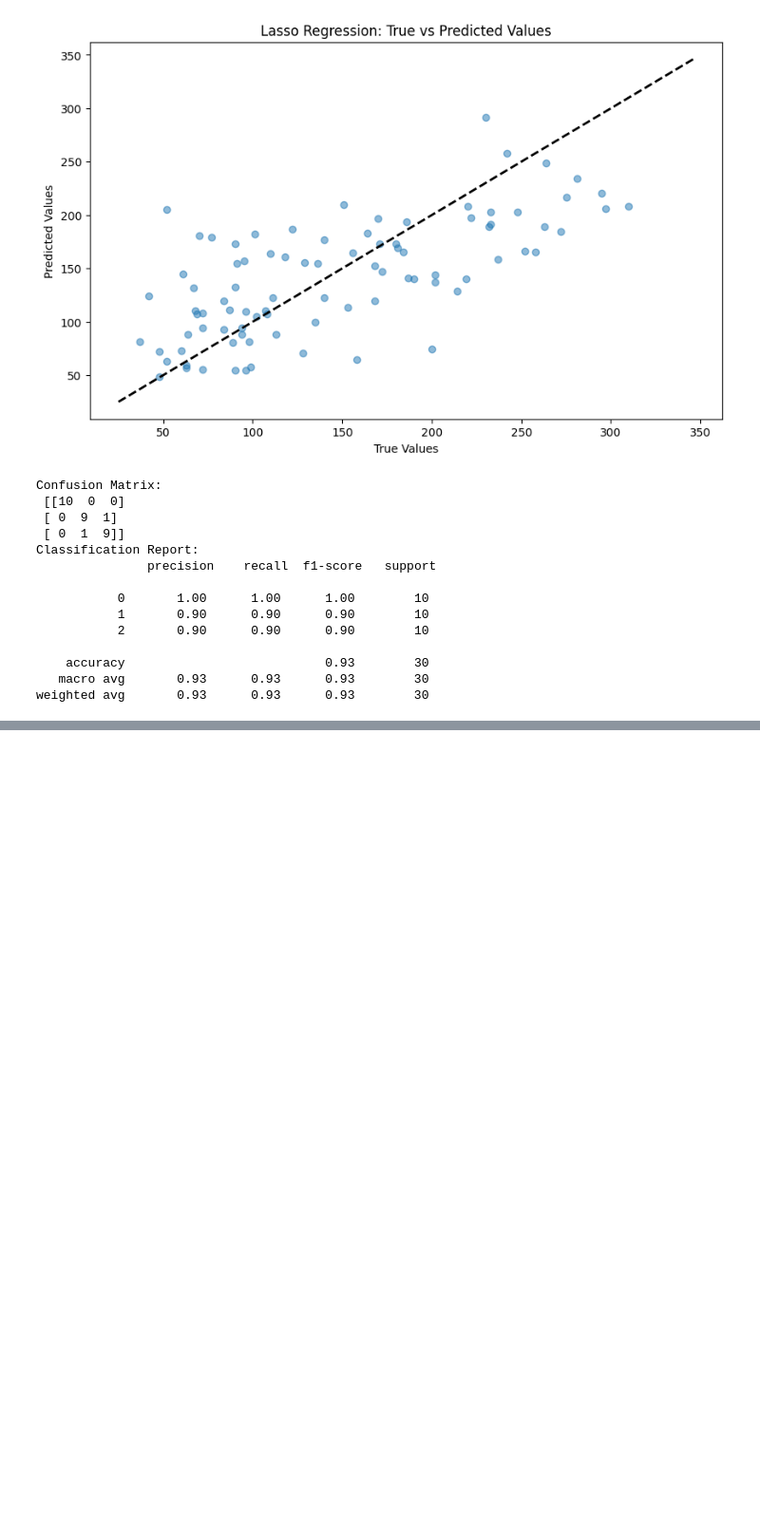
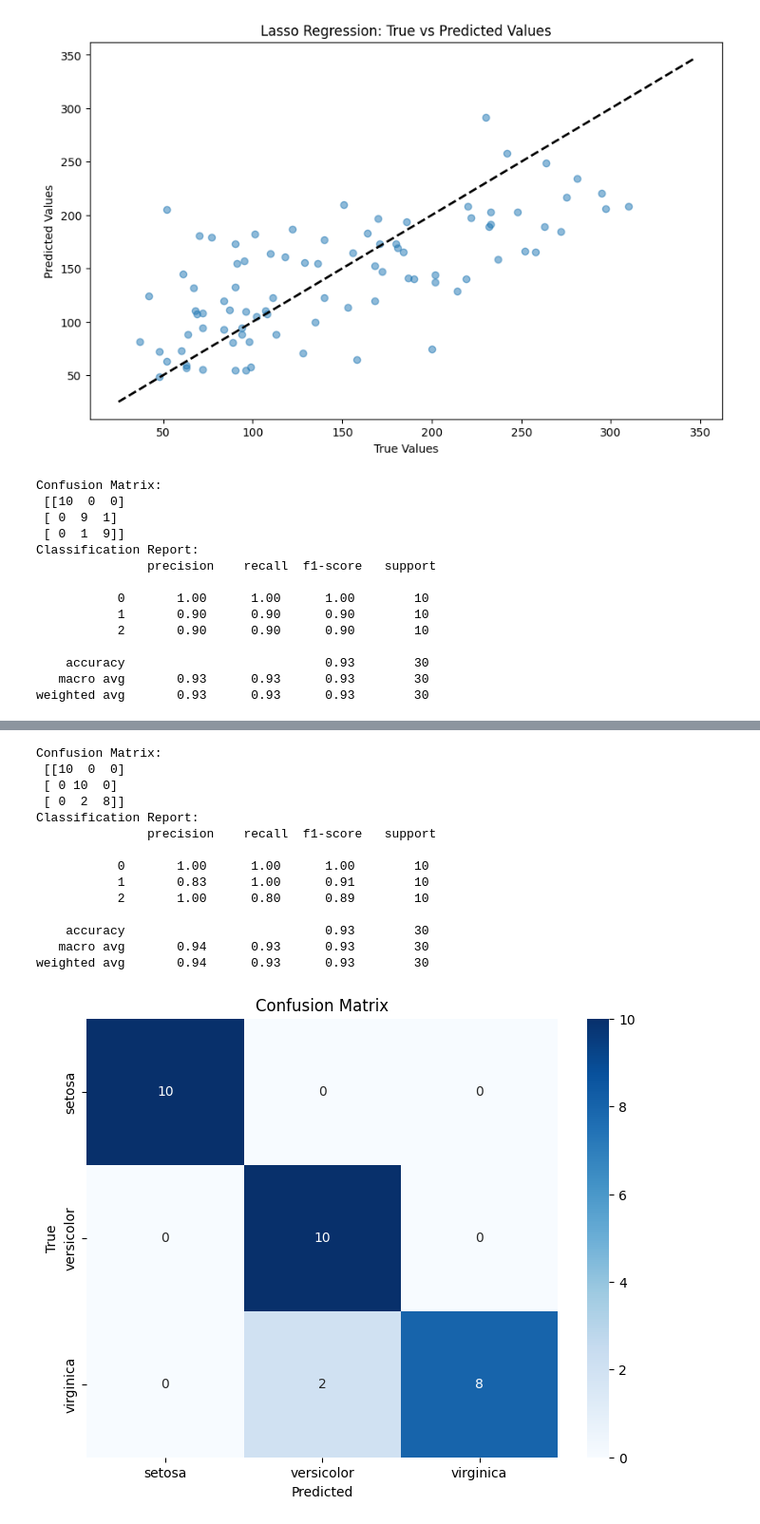
Before and after one commit to vinitvijal/Testing, a Jupyter notebook: P.ipynb, the cells around one changed output, grey strips where cells are left out. Shown at 95% size. Drawn from its saved outputs; the diff is of its cells as text; code cells hidden in the pictures; blank space fills up the shorter version.

```diff
--- a/P.ipynb
+++ b/P.ipynb
@@ -389,0 +513,72 @@ weighted avg       0.93      0.93      0.93        30
+# %%
+# K-NN classifier
+from sklearn.datasets import load_iris
+from sklearn.model_selection import train_test_split
+from sklearn.preprocessing import StandardScaler
+from sklearn.neighbors import KNeighborsClassifier
+from sklearn.metrics import accuracy_score, confusion_matrix, classification_report
+import pandas as pd
+
+import numpy as np
+import matplotlib.pyplot as plt
+import seaborn as sns
+
+from sklearn.metrics import roc_curve, auc
+from sklearn.metrics import RocCurveDisplay
+from sklearn.metrics import accuracy_score, confusion_matrix, classification_report
+
+# Load the dataset
+iris = load_iris()
+X = pd.DataFrame(iris.data, columns=iris.feature_names)
+y = pd.Series(iris.target, name='species')
+
+# Split the data into training and testing sets
+X_train, X_test, y_train, y_test = train_test_split(
+    X, y,
+    test_size=0.2,     # 80% train, 20% test
+    stratify=y,
+    random_state=42
+)
+
+# Scale the features
+scaler = StandardScaler()
+X_train_scaled = scaler.fit_transform(X_train)
+X_test_scaled  = scaler.transform(X_test)
+
+# Create a K-NN classifier
+knn = KNeighborsClassifier(n_neighbors=3)  # You can adjust the number of neighbors
+
+knn.fit(X_train_scaled, y_train)
+y_pred = knn.predict(X_test_scaled)
+
+# Calculate metrics
+accuracy = accuracy_score(y_test, y_pred)
+cm = confusion_matrix(y_test, y_pred)
+classification_report = classification_report(y_test, y_pred)
+print("Confusion Matrix:\n", cm)
+print("Classification Report:\n", classification_report)
+
+# Plotting the confusion matrix
+plt.figure(figsize=(8, 6))
+sns.heatmap(cm, annot=True, fmt='d', cmap='Blues', xticklabels=iris.target_names, yticklabels=iris.target_names)
+plt.title('Confusion Matrix')
+
+plt.xlabel('Predicted')
+plt.ylabel('True')
+plt.show()
+# %% [output]
+Confusion Matrix:
+ [[10  0  0]
+ [ 0 10  0]
+ [ 0  2  8]]
+Classification Report:
+               precision    recall  f1-score   support
+
+           0       1.00      1.00      1.00        10
+           1       0.83      1.00      0.91        10
+           2       1.00      0.80      0.89        10
+
+    accuracy                           0.93        30
+   macro avg       0.94      0.93      0.93        30
+weighted avg       0.94      0.93      0.93        30
+[figure, added]
```
Also changed, not shown: parts of 4 cells of this notebook.
